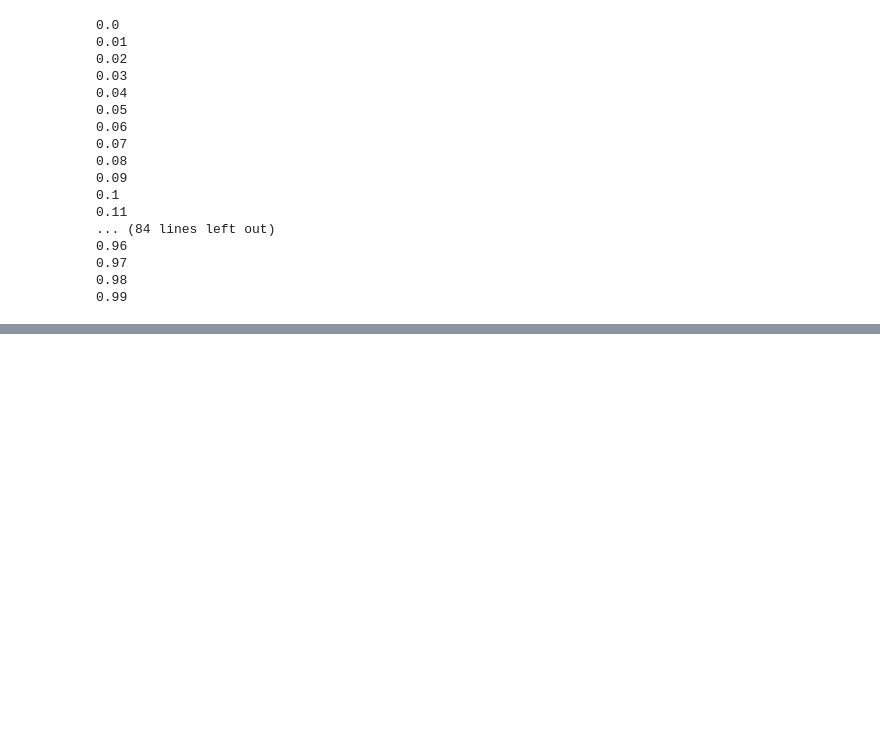
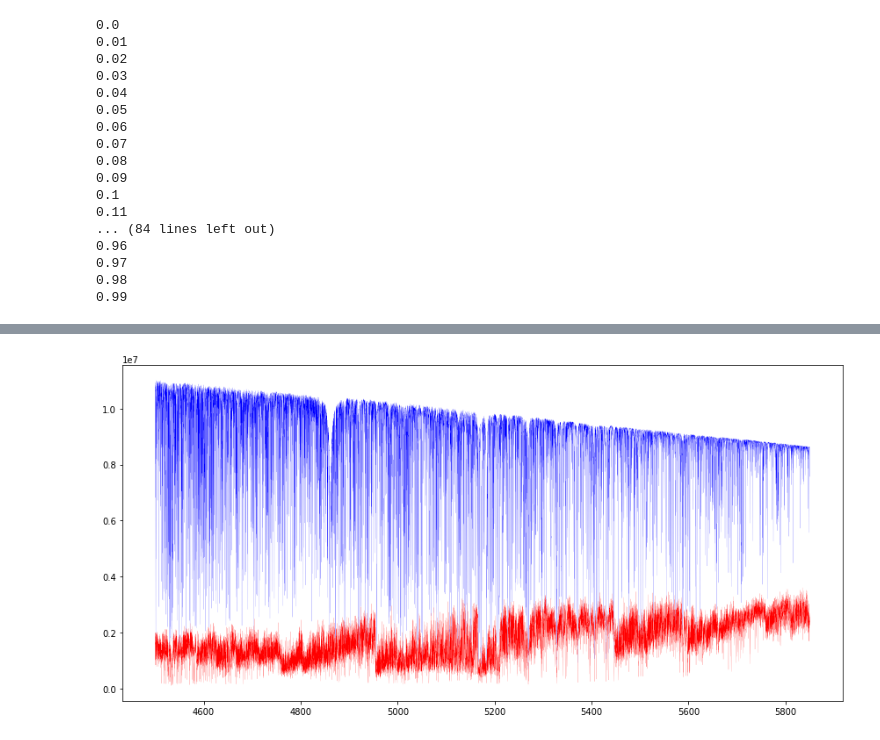
Before and after one commit to stevengiacalone/SB2finder, a Jupyter notebook: src/testing.ipynb, the cells around one changed output, grey strips where cells are left out. Saved outputs shown, nothing was run; the diff lists cells and outputs as text; code cells hidden in the pictures; blank space fills up the shorter version.

```diff
--- a/src/testing.ipynb
+++ b/src/testing.ipynb
@@ -213,0 +234,8 @@ plt.show()
+# %%
+plt.figure(figsize=(12,6))
+plt.plot(synth_wave1[synth_mask], synth_flux1[synth_mask], "b-", lw=0.1)
+plt.plot(synth_wave2[synth_mask], synth_flux2[synth_mask], "r-", lw=0.1)
+plt.tight_layout()
+plt.show()
+# %% [output]
+[figure, added]
```
Also changed, not shown: parts of 10 cells of this notebook.
